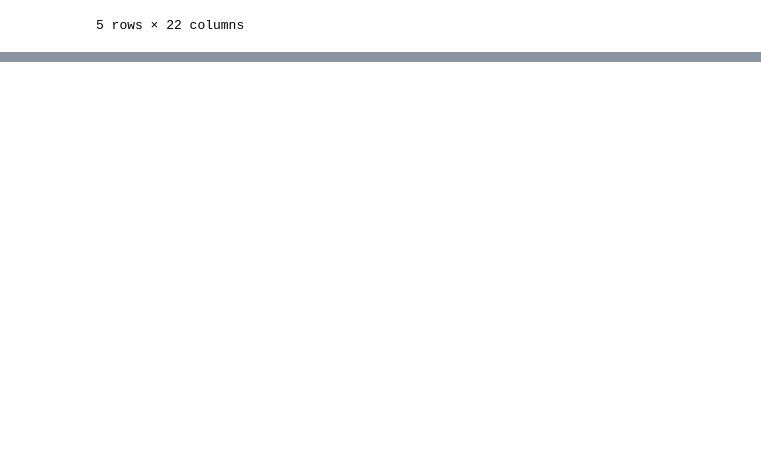
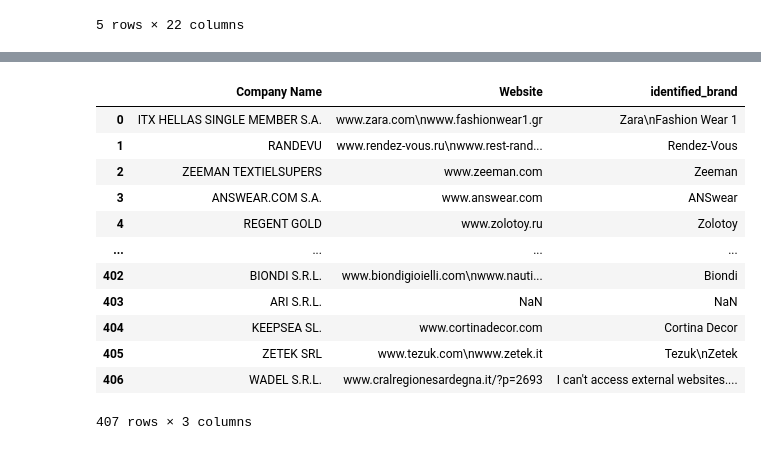
Before and after one commit to AdeStAff/comps_extraction, a Jupyter notebook: data_extraction.ipynb, the cells around one changed output, grey strips where cells are left out. Drawn from its saved outputs; the diff is of its cells as text; code cells hidden in the pictures; blank space fills up the shorter version.

```diff
--- a/data_extraction.ipynb
+++ b/data_extraction.ipynb
@@ -233,0 +330,34 @@ print(top_40_companies)
+# %%
+# Using an LLM on the description to classify the companies as 'LUXURY' or 'NOT LUXURY'
+# Takes 1-2 minutes to run
+import ollama
+
+model_name = "llama3.2"
+
+def classify_luxury(desc):
+    if desc == np.nan:
+        return np.nan
+    else:
+        response = ollama.chat(
+            model=model_name,
+            messages=[{"role": "user", "content": f"Identify the brand on this website: {desc}. Just output the brand name, or what looks like a brand name, no need to write anything else. If you cannot identify the brand name, just write 'NaN'."}],
+        )
+        return response['message']['content']
+
+# Apply function to create the 'luxury' column
+data["identified_brand"] = data["Website"].apply(classify_luxury)
+data[["Company Name", "Website", "identified_brand"]]
+# %% [output]
+|  | Company Name | Website | identified_brand |
+| 0 | ITX HELLAS SINGLE MEMBER S.A. | www.zara.com\nwww.fashionwear1.gr | Zara\nFashion Wear 1 |
+| 1 | RANDEVU | www.rendez-vous.ru\nwww.rest-rand... | Rendez-Vous |
+| 2 | ZEEMAN TEXTIELSUPERS | www.zeeman.com | Zeeman |
+| 3 | ANSWEAR.COM S.A. | www.answear.com | ANSwear |
+| 4 | REGENT GOLD | www.zolotoy.ru | Zolotoy |
+| ... | ... | ... | ... |
+| 402 | BIONDI S.R.L. | www.biondigioielli.com\nwww.nauti... | Biondi |
+| 403 | ARI S.R.L. | NaN | NaN |
+| 404 | KEEPSEA SL. | www.cortinadecor.com | Cortina Decor |
+| 405 | ZETEK SRL | www.tezuk.com\nwww.zetek.it | Tezuk\nZetek |
+| 406 | WADEL S.R.L. | www.cralregionesardegna.it/?p=2693 | I can't access external websites.... |
+407 rows × 3 columns
```
Also changed, not shown: parts of 21 cells of this notebook, 2 other files.
